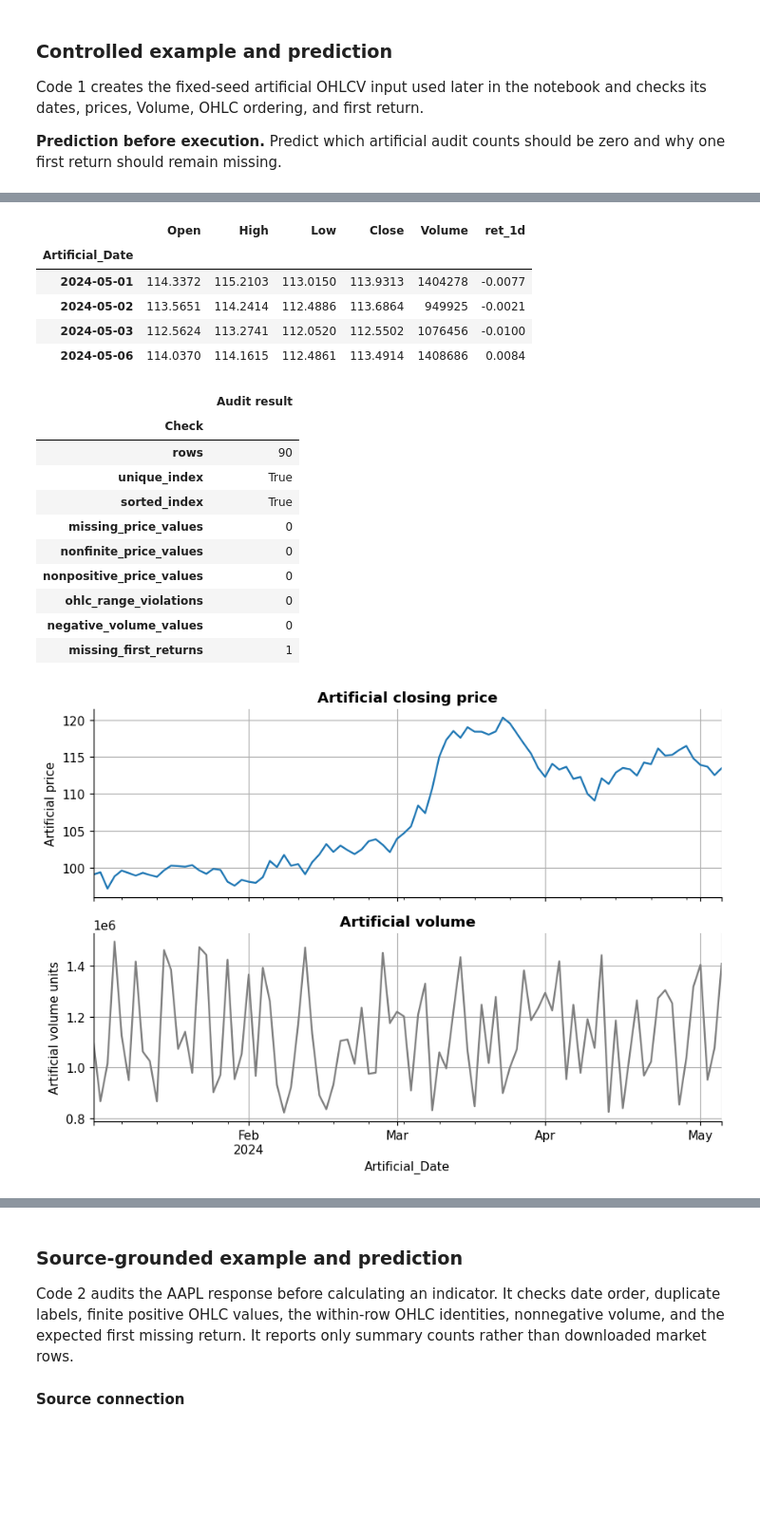
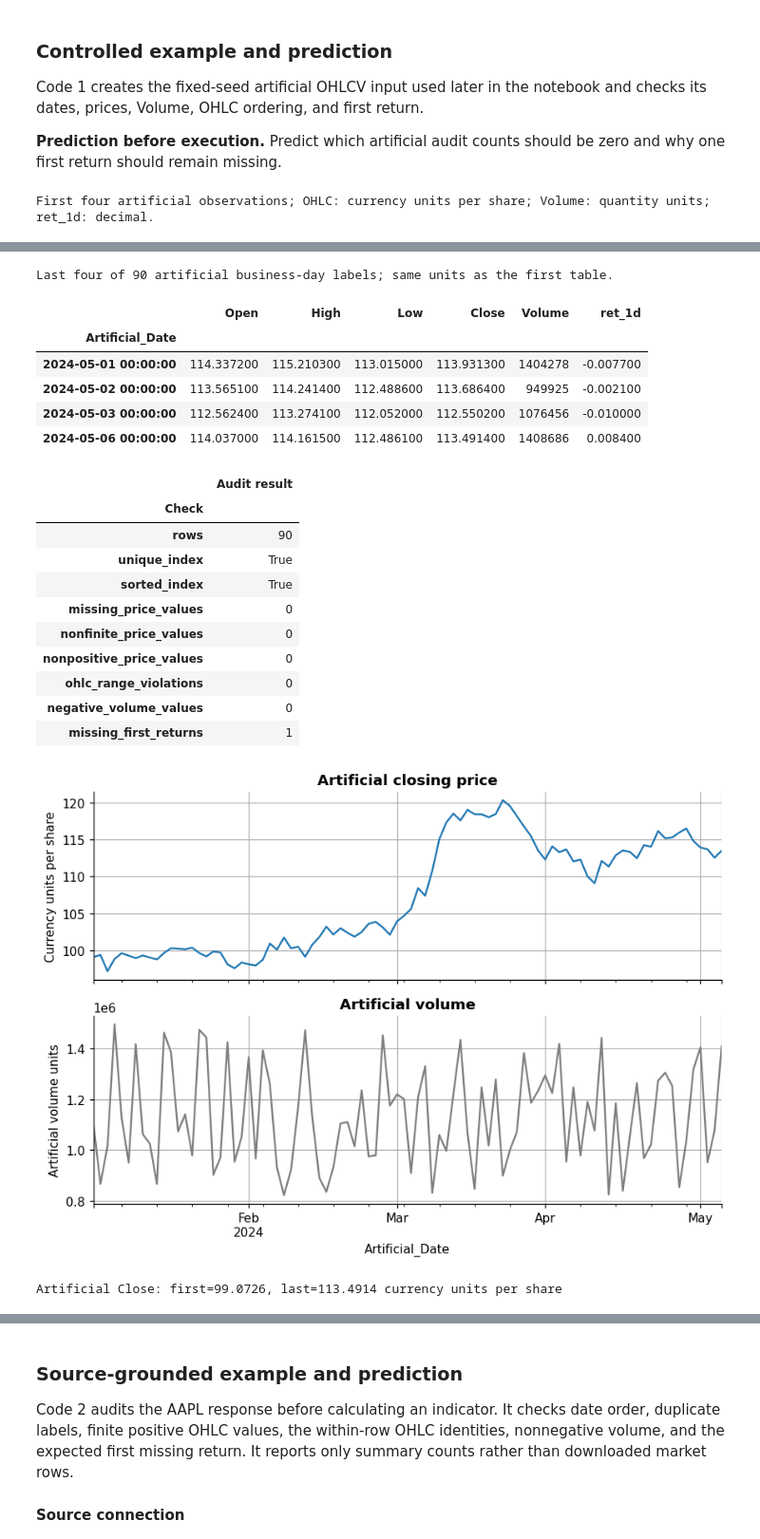
Before and after one commit to KennethWYLee/FinTech, a Jupyter notebook: course/week3_main.ipynb, the cells around one changed output, grey strips where cells are left out. Shown at 95% size. Saved outputs shown, nothing was run; the diff lists cells and outputs as text; code cells hidden in the pictures; blank space fills up the shorter version.

```diff
--- a/course/week3_main.ipynb
+++ b/course/week3_main.ipynb
@@ -111,6 +80,7 @@ Preserve the relevant results rather than writing only that a check passed:
 # Purpose: load the shared packages, fixed request, and environment record used throughout Week 3.
 from importlib.metadata import PackageNotFoundError, version
 import platform
+from datetime import datetime, timezone
 
 import matplotlib as mpl
 import matplotlib.pyplot as plt
@@ -126,6 +96,7 @@ except (ImportError, PackageNotFoundError):
     YFINANCE_VERSION = "not installed"
 
 pd.set_option("display.max_columns", 24)
+pd.set_option("display.max_colwidth", None)
 pd.set_option("display.width", 140)
 plt.rcParams.update(
     {
@@ -163,11 +134,23 @@ def load_us_daily(symbol):
         required = {"Open", "High", "Low", "Close", "Volume"}
         if rows.empty or not required.issubset(rows.columns):
             raise ValueError(f"The recorded {symbol} request returned no usable OHLCV response.")
-        _US_HISTORY_CACHE[symbol] = rows.sort_index()
+        if not rows.index.is_unique or not rows.index.is_monotonic_increasing:
+            raise ValueError("Stop: duplicate or unordered labels; do not silently repair.")
+        if rows.index.isna().any() or not ((rows.index >= pd.Timestamp(US_HISTORY_REQUEST["start"])) & (rows.index < pd.Timestamp(US_HISTORY_REQUEST["end"]))).all():
+            raise ValueError("Stop: invalid date or row outside the request.")
+        prices = rows[["Open", "High", "Low", "Close"]]
+        if not np.isfinite(prices.to_numpy()).all() or not prices.gt(0).all().all():
+            raise ValueError("Stop: these price calculations require finite positive inputs.")
+        if not np.isfinite(rows["Volume"]).all() or not rows["Volume"].gt(0).all():
+            raise ValueError("Stop: these Volume examples require positive finite denominators.")
+        if not (rows["High"].ge(prices.max(axis=1)) & rows["Low"].le(prices.min(axis=1))).all():
+            raise ValueError("Stop: inconsistent OHLC bounds.")
+        _US_HISTORY_CACHE[symbol] = rows
     return _US_HISTORY_CACHE[symbol].copy()
 
 environment = pd.Series(
     {
+        "Run start UTC": datetime.now(timezone.utc).isoformat(),
         "Python interface": "Jupyter kernel",
         "Python": platform.python_version(),
         "numpy": np.__version__,
@@ -704,13 +673,13 @@ input_audit = pd.Series(
     },
     name="Audit result",
 )
-display(features.head(4).round(4))
-display(features.tail(4).round(4))
+display(features.head(4).round(4).style.set_caption("First four artificial observations; OHLC: currency units per share; Volume: quantity units; ret_1d: decimal."))
+display(features.tail(4).round(4).style.set_caption("Last four of 90 artificial business-day labels; same units as the first table."))
 display(input_audit.rename_axis("Check").to_frame())
 
 fig, axes = plt.subplots(2, 1, figsize=(8.0, 5.8), sharex=True)
 features["Close"].plot(ax=axes[0], color="tab:blue")
-axes[0].set_ylabel("Artificial price")
+axes[0].set_ylabel("Currency units per share")
 axes[0].set_title("Artificial closing price")
 features["Volume"].plot(ax=axes[1], color="tab:grey")
 axes[1].set_ylabel("Artificial volume units")
@@ -725,6 +694,8 @@ assert input_audit["nonfinite_price_values"] == 0
 assert input_audit["nonpositive_price_values"] == 0
 assert input_audit["ohlc_range_violations"] == 0
 assert input_audit["missing_first_returns"] == 1
+print(f"Artificial Close: first={features['Close'].iloc[0]:.4f}, last={features['Close'].iloc[-1]:.4f} currency units per share")
 # %% [output]
+First four artificial observations; OHLC: currency units per share; Volume: quantity units; ret_1d: decimal.
 |  | Open | High | Low | Close | Volume | ret_1d |
 | Artificial_Date |  |  |  |  |  |  |
@@ -735,21 +706,23 @@ assert input_audit["missing_first_returns"] == 1
+Last four of 90 artificial business-day labels; same units as the first table.
 |  | Open | High | Low | Close | Volume | ret_1d |
 | Artificial_Date |  |  |  |  |  |  |
-| 2024-05-01 | 114.3372 | 115.2103 | 113.0150 | 113.9313 | 1404278 | -0.0077 |
-| 2024-05-02 | 113.5651 | 114.2414 | 112.4886 | 113.6864 | 949925 | -0.0021 |
-| 2024-05-03 | 112.5624 | 113.2741 | 112.0520 | 112.5502 | 1076456 | -0.0100 |
-| 2024-05-06 | 114.0370 | 114.1615 | 112.4861 | 113.4914 | 1408686 | 0.0084 |
+| 2024-05-01 00:00:00 | 114.337200 | 115.210300 | 113.015000 | 113.931300 | 1404278 | -0.007700 |
+| 2024-05-02 00:00:00 | 113.565100 | 114.241400 | 112.488600 | 113.686400 | 949925 | -0.002100 |
+| 2024-05-03 00:00:00 | 112.562400 | 113.274100 | 112.052000 | 112.550200 | 1076456 | -0.010000 |
+| 2024-05-06 00:00:00 | 114.037000 | 114.161500 | 112.486100 | 113.491400 | 1408686 | 0.008400 |
 |  | Audit result |
 | Check |  |
 | rows | 90 |
 | unique_index | True |
 | sorted_index | True |
 | missing_price_values | 0 |
 | nonfinite_price_values | 0 |
 | nonpositive_price_values | 0 |
 | ohlc_range_violations | 0 |
 | negative_volume_values | 0 |
 | missing_first_returns | 1 |
-[figure, old version]
+[figure, new version]
+Artificial Close: first=99.0726, last=113.4914 currency units per share
 # %% [markdown]
 ### Interpretation of the controlled output
 
```
Also changed, not shown: parts of 100 cells of this notebook.
